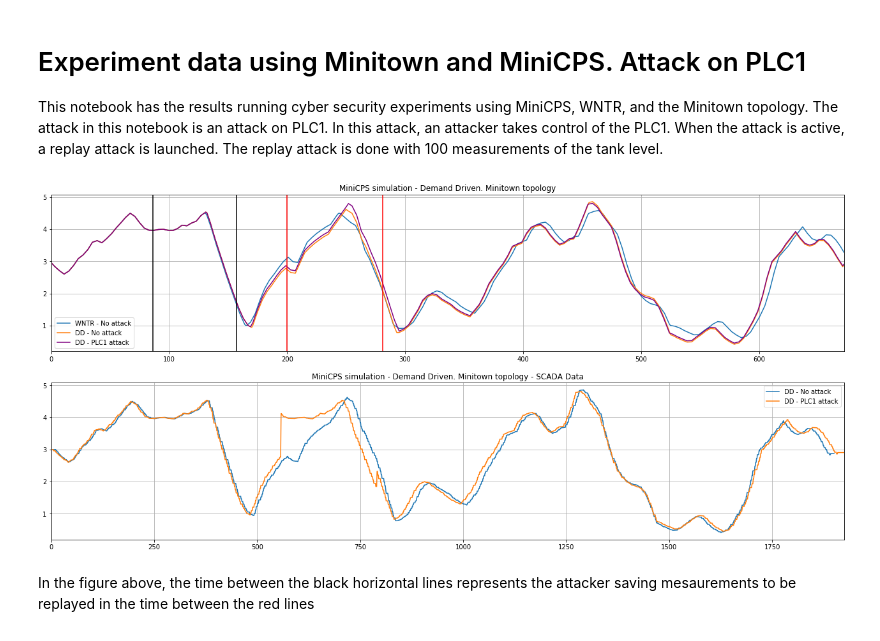
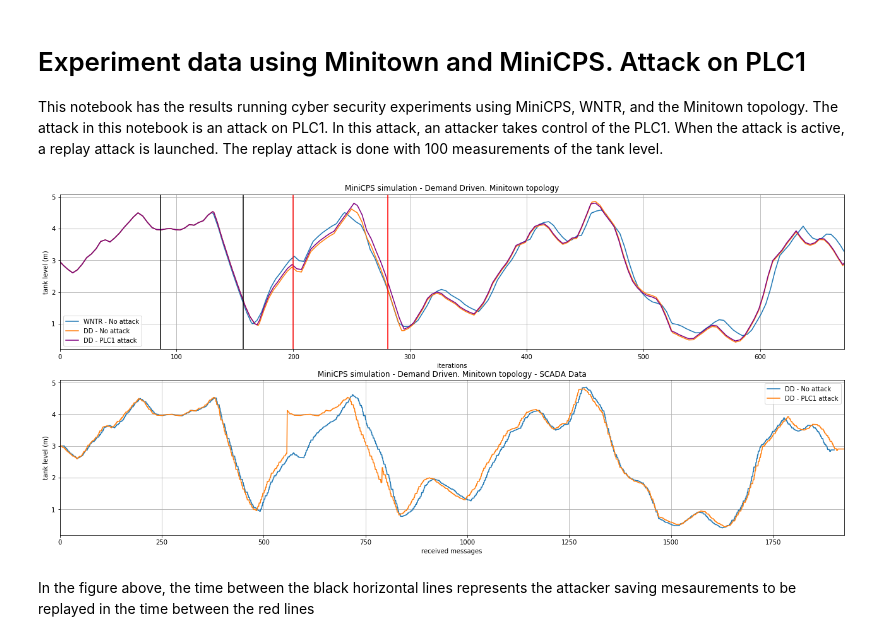
Before and after one commit to Critical-Infrastructure-Systems-Lab/DHALSIM, a Jupyter notebook: Jupyter_notebooks/minitown_experiments_attack_plc1.ipynb, the cells around one changed output. Cells and saved outputs as stored; diff of their text form; code cells hidden in the pictures.

```diff
--- a/Jupyter_notebooks/minitown_experiments_attack_plc1.ipynb
+++ b/Jupyter_notebooks/minitown_experiments_attack_plc1.ipynb
@@ -15,26 +15,30 @@ scada_demand_driven_attack_plc1 = pd.read_csv('experiment_data/demand_driven/att
 # %%
 dd = plt.subplot(2,1,1)
 no_minicps_data["PRESSURE_TANK"].plot(label='WNTR - No attack', ax=dd)
 demand_driven_no_attack["TANK_LEVEL"].plot(label='DD - No attack', ax=dd)
 demand_driven_attack_plc1["TANK_LEVEL"].plot(label='DD - PLC1 attack', ax=dd, color="Purple")
 plt.axvline(x=86, color="black")
 plt.axvline(x=157, color="black")
 plt.axvline(x=200, color="red")
 plt.axvline(x=281, color="red")
 plt.title("MiniCPS simulation - Demand Driven. Minitown topology")
+plt.xlabel('iterations')
+plt.ylabel('tank level (m)')
 plt.legend()
 plt.subplots_adjust(top=2.00, right=3.00)
 plt.grid(True)
 
 dd = plt.subplot(2,1,2)
 scada_demand_driven_no_attack["TANK_LEVEL"].plot(label='DD - No attack', ax=dd)
 scada_demand_driven_attack_plc1["TANK_LEVEL"].plot(label='DD - PLC1 attack', ax=dd)
 plt.title("MiniCPS simulation - Demand Driven. Minitown topology - SCADA Data")
+plt.xlabel('received messages')
+plt.ylabel('tank level (m)')
 plt.legend()
 plt.subplots_adjust(top=2.00, right=3.00)
 plt.grid(True)
 # %% [output]
-[figure, old version]
+[figure, new version]
 # %% [markdown]
 In the figure above, the time between the black horizontal lines represents the attacker saving mesaurements to be replayed in the time between the red lines
 # %%
```
Also changed, not shown: parts of 1 cell of this notebook, 6 other files.
